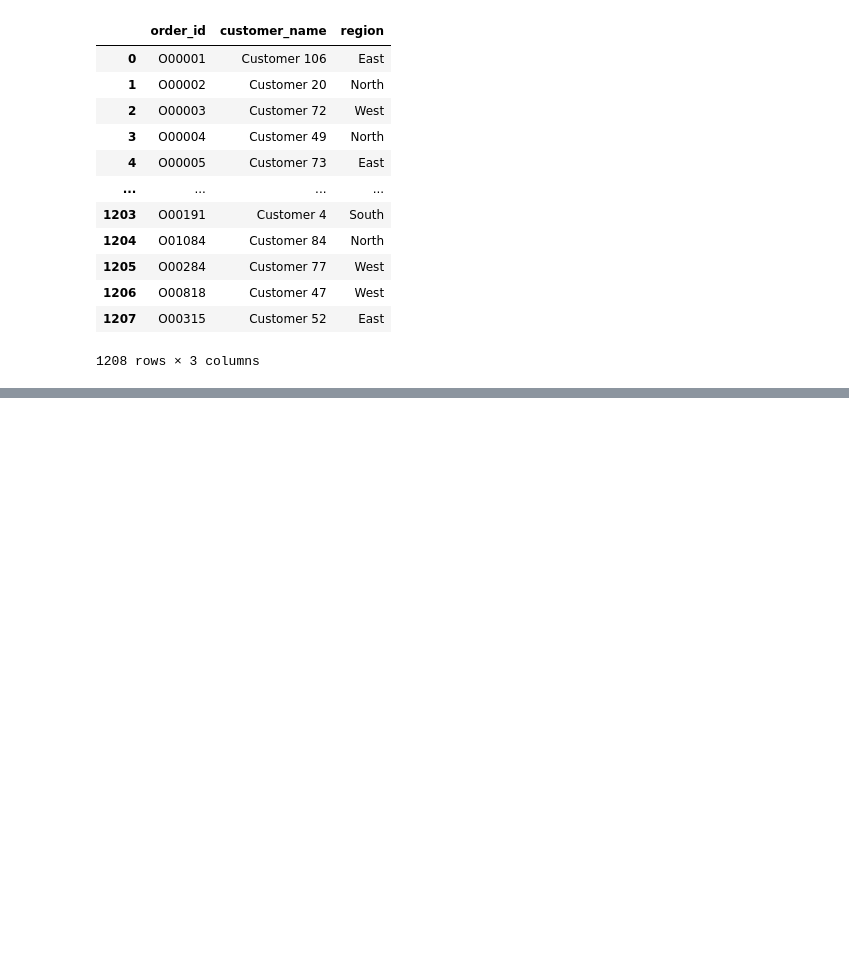
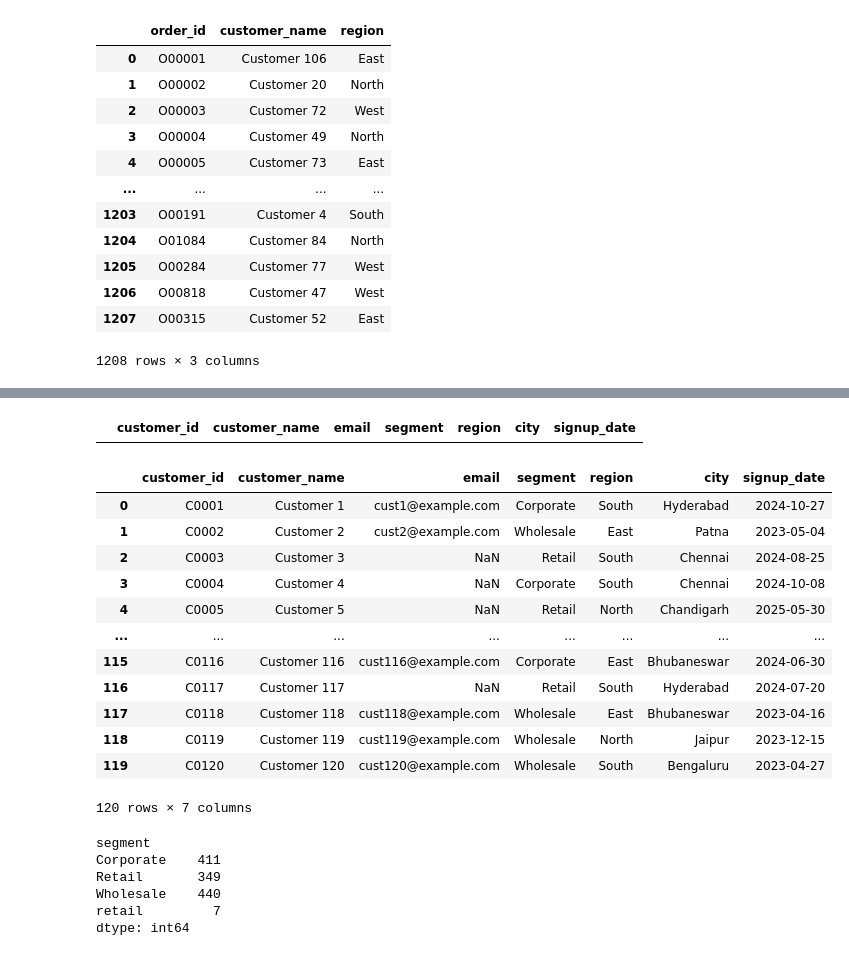
Before and after one commit to sharmaaditya2697-commits/pandas_practice, a Jupyter notebook: test25sept2026.ipynb, the cells around one changed output, grey strips where cells are left out. Drawn from its saved outputs; the diff is of its cells as text; code cells hidden in the pictures; blank space fills up the shorter version.

```diff
--- a/test25sept2026.ipynb
+++ b/test25sept2026.ipynb
@@ -1158,0 +1267,33 @@ sales_data_orders.merge(sales_data_customers[['customer_id','customer_name','reg
+# %%
+sales_data_customers[~sales_data_customers['customer_id'].isin(sales_data_orders['customer_id'])]
+# %% [output]
+|  | customer_id | customer_name | email | segment | region | city | signup_date |
+# %%
+sales_data_customers[sales_data_customers['customer_id'].isin(sales_data_orders['customer_id'])]
+# %% [output]
+|  | customer_id | customer_name | email | segment | region | city | signup_date |
+| 0 | C0001 | Customer 1 | cust1@example.com | Corporate | South | Hyderabad | 2024-10-27 |
+| 1 | C0002 | Customer 2 | cust2@example.com | Wholesale | East | Patna | 2023-05-04 |
+| 2 | C0003 | Customer 3 | NaN | Retail | South | Chennai | 2024-08-25 |
+| 3 | C0004 | Customer 4 | NaN | Corporate | South | Chennai | 2024-10-08 |
+| 4 | C0005 | Customer 5 | NaN | Retail | North | Chandigarh | 2025-05-30 |
+| ... | ... | ... | ... | ... | ... | ... | ... |
+| 115 | C0116 | Customer 116 | cust116@example.com | Corporate | East | Bhubaneswar | 2024-06-30 |
+| 116 | C0117 | Customer 117 | NaN | Retail | South | Hyderabad | 2024-07-20 |
+| 117 | C0118 | Customer 118 | cust118@example.com | Wholesale | East | Bhubaneswar | 2023-04-16 |
+| 118 | C0119 | Customer 119 | cust119@example.com | Wholesale | North | Jaipur | 2023-12-15 |
+| 119 | C0120 | Customer 120 | cust120@example.com | Wholesale | South | Bengaluru | 2023-04-27 |
+120 rows × 7 columns
+# %%
+sales_data_orders.merge(
+    sales_data_customers[['customer_id', 'segment']],
+    on='customer_id',
+    how='left'
+).groupby('segment').size()
+# %% [output]
+segment
+Corporate    411
+Retail       349
+Wholesale    440
+retail         7
+dtype: int64
```
Also changed, not shown: parts of 13 cells of this notebook.
